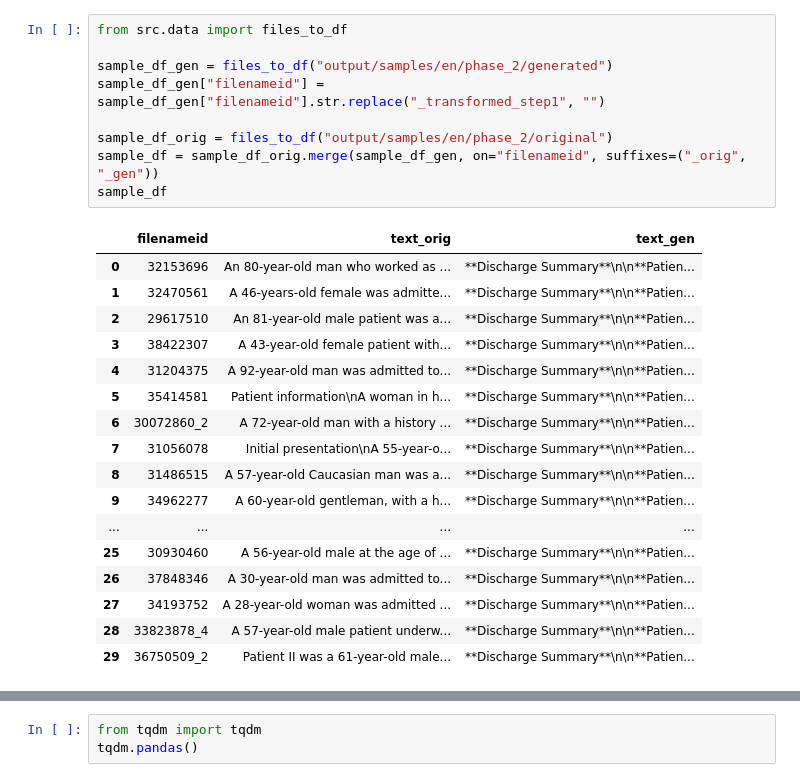
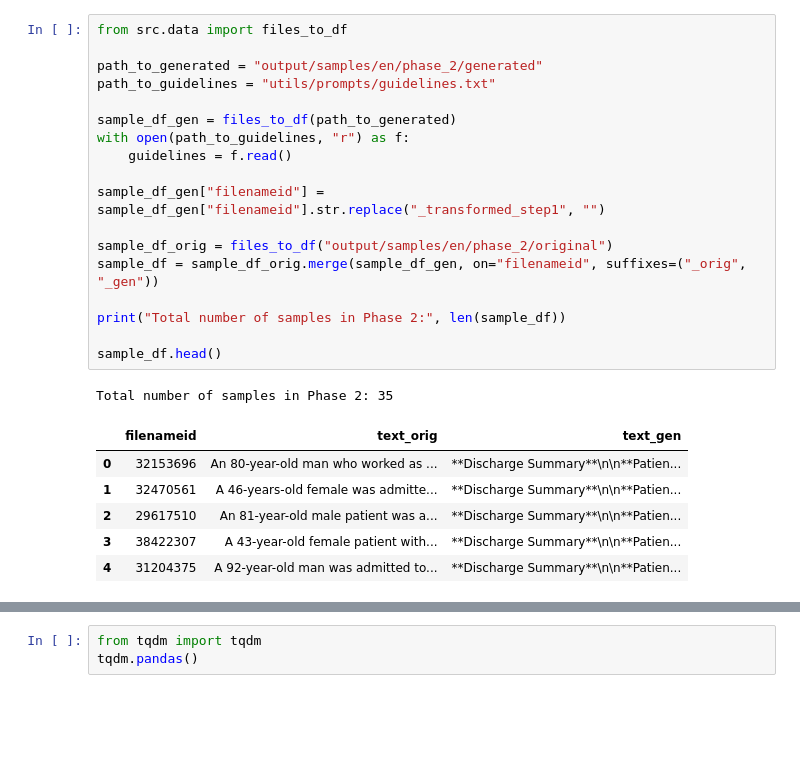
Before and after one commit to nlp4bia-bsc/MultiSynDS, a Jupyter notebook: nbs/generative/llama32_as_a_judge.ipynb, the cells around one changed output, grey strips where cells are left out. Drawn from its saved outputs; the diff is of its cells as text; blank space fills up the shorter version.

```diff
--- a/nbs/generative/llama32_as_a_judge.ipynb
+++ b/nbs/generative/llama32_as_a_judge.ipynb
@@ -21,27 +41,26 @@ Device set to use cuda:0
 # %%
 from src.data import files_to_df
 
-sample_df_gen = files_to_df("output/samples/en/phase_2/generated")
+path_to_generated = "output/samples/en/phase_2/generated"
+path_to_guidelines = "utils/prompts/guidelines.txt"
+
+sample_df_gen = files_to_df(path_to_generated)
+with open(path_to_guidelines, "r") as f:
+    guidelines = f.read()
+
 sample_df_gen["filenameid"] = sample_df_gen["filenameid"].str.replace("_transformed_step1", "")
 
 sample_df_orig = files_to_df("output/samples/en/phase_2/original")
 sample_df = sample_df_orig.merge(sample_df_gen, on="filenameid", suffixes=("_orig", "_gen"))
-sample_df
+
+print("Total number of samples in Phase 2:", len(sample_df))
+
+sample_df.head()
 # %% [output]
+Total number of samples in Phase 2: 35
 |  | filenameid | text_orig | text_gen |
 | 0 | 32153696 | An 80-year-old man who worked as ... | **Discharge Summary**\n\n**Patien... |
 | 1 | 32470561 | A 46-years-old female was admitte... | **Discharge Summary**\n\n**Patien... |
 | 2 | 29617510 | An 81-year-old male patient was a... | **Discharge Summary**\n\n**Patien... |
 | 3 | 38422307 | A 43-year-old female patient with... | **Discharge Summary**\n\n**Patien... |
 | 4 | 31204375 | A 92-year-old man was admitted to... | **Discharge Summary**\n\n**Patien... |
-| 5 | 35414581 | Patient information\nA woman in h... | **Discharge Summary**\n\n**Patien... |
-| 6 | 30072860_2 | A 72-year-old man with a history ... | **Discharge Summary**\n\n**Patien... |
-| 7 | 31056078 | Initial presentation\nA 55-year-o... | **Discharge Summary**\n\n**Patien... |
-| 8 | 31486515 | A 57-year-old Caucasian man was a... | **Discharge Summary**\n\n**Patien... |
-| 9 | 34962277 | A 60-year-old gentleman, with a h... | **Discharge Summary**\n\n**Patien... |
-| ... | ... | ... | ... |
-| 25 | 30930460 | A 56-year-old male at the age of ... | **Discharge Summary**\n\n**Patien... |
-| 26 | 37848346 | A 30-year-old man was admitted to... | **Discharge Summary**\n\n**Patien... |
-| 27 | 34193752 | A 28-year-old woman was admitted ... | **Discharge Summary**\n\n**Patien... |
-| 28 | 33823878_4 | A 57-year-old male patient underw... | **Discharge Summary**\n\n**Patien... |
-| 29 | 36750509_2 | Patient II was a 61-year-old male... | **Discharge Summary**\n\n**Patien... |
```
Also changed, not shown: parts of 6 cells of this notebook, 40 other files.
